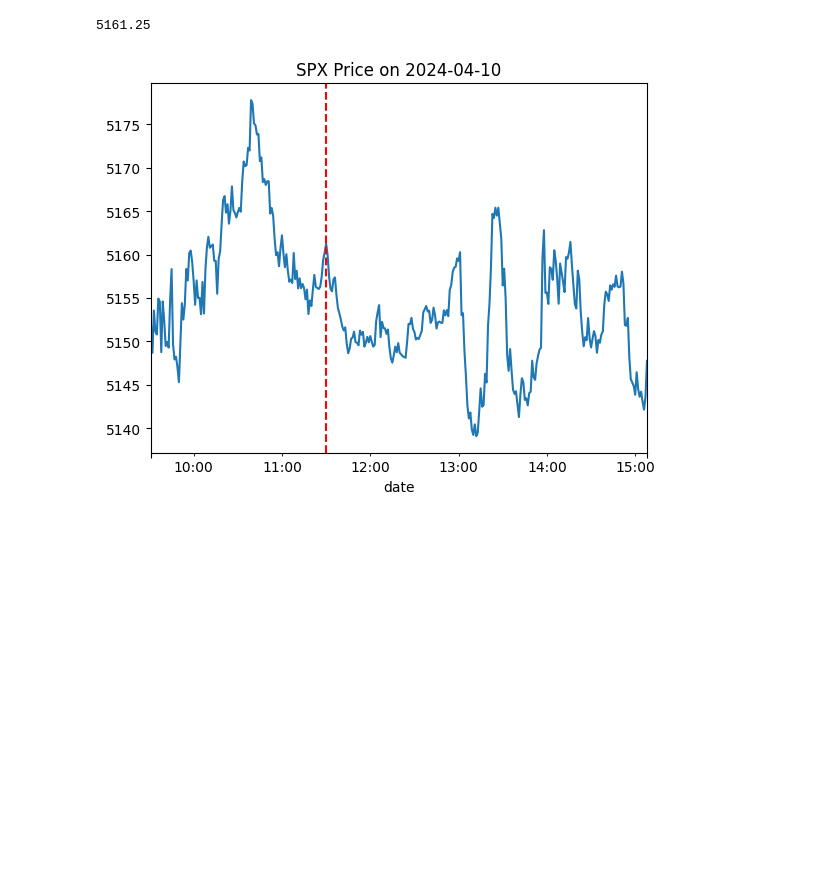
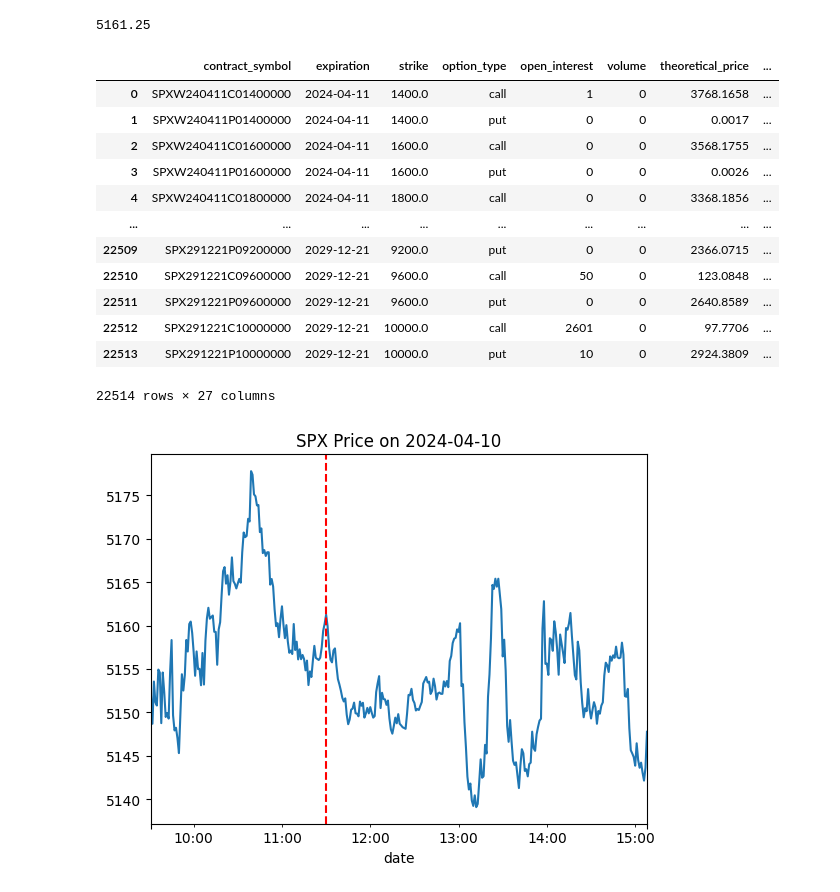
Before and after one commit to ryanznie/options-order-book, a Jupyter notebook: OpenBB/BB.ipynb, the cells around one changed output. Saved outputs shown, nothing was run; the diff lists cells and outputs as text; code cells hidden in the pictures; blank space fills up the shorter version.

```diff
--- a/OpenBB/BB.ipynb
+++ b/OpenBB/BB.ipynb
@@ -73,6 +69,22 @@ def split_options(options):
   puts = options[options['option_type'] == 'put'].copy()
   puts['r_strike'] = puts['strike'].apply(lambda x: round(x/30)*30)
   return calls, puts
+# %%
+get_raw_chain()
+# %% [output]
+|  | contract_symbol | expiration | strike | option_type | open_interest | volume | theoretical_price | ... |
+| 0 | SPXW240411C01400000 | 2024-04-11 | 1400.0 | call | 1 | 0 | 3768.1658 | ... |
+| 1 | SPXW240411P01400000 | 2024-04-11 | 1400.0 | put | 0 | 0 | 0.0017 | ... |
+| 2 | SPXW240411C01600000 | 2024-04-11 | 1600.0 | call | 0 | 0 | 3568.1755 | ... |
+| 3 | SPXW240411P01600000 | 2024-04-11 | 1600.0 | put | 0 | 0 | 0.0026 | ... |
+| 4 | SPXW240411C01800000 | 2024-04-11 | 1800.0 | call | 0 | 0 | 3368.1856 | ... |
+| ... | ... | ... | ... | ... | ... | ... | ... | ... |
+| 22509 | SPX291221P09200000 | 2029-12-21 | 9200.0 | put | 0 | 0 | 2366.0715 | ... |
+| 22510 | SPX291221C09600000 | 2029-12-21 | 9600.0 | call | 50 | 0 | 123.0848 | ... |
+| 22511 | SPX291221P09600000 | 2029-12-21 | 9600.0 | put | 0 | 0 | 2640.8589 | ... |
+| 22512 | SPX291221C10000000 | 2029-12-21 | 10000.0 | call | 2601 | 0 | 97.7706 | ... |
+| 22513 | SPX291221P10000000 | 2029-12-21 | 10000.0 | put | 10 | 0 | 2924.3809 | ... |
+22514 rows × 27 columns
 # %%
 plot_daily()
 # %% [output]
```
Also changed, not shown: parts of 1 cell of this notebook, 6 other files.
